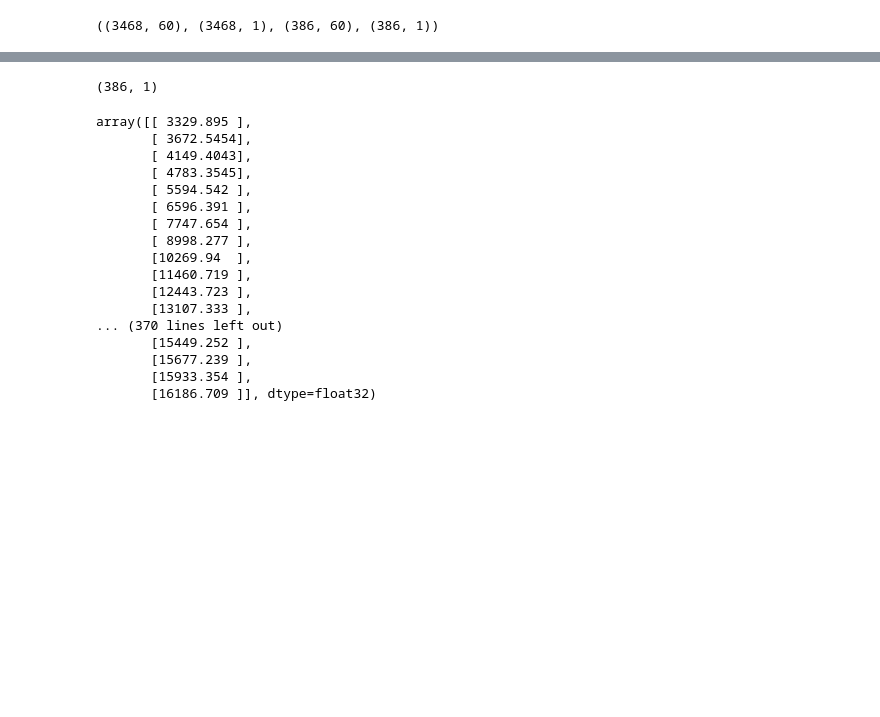
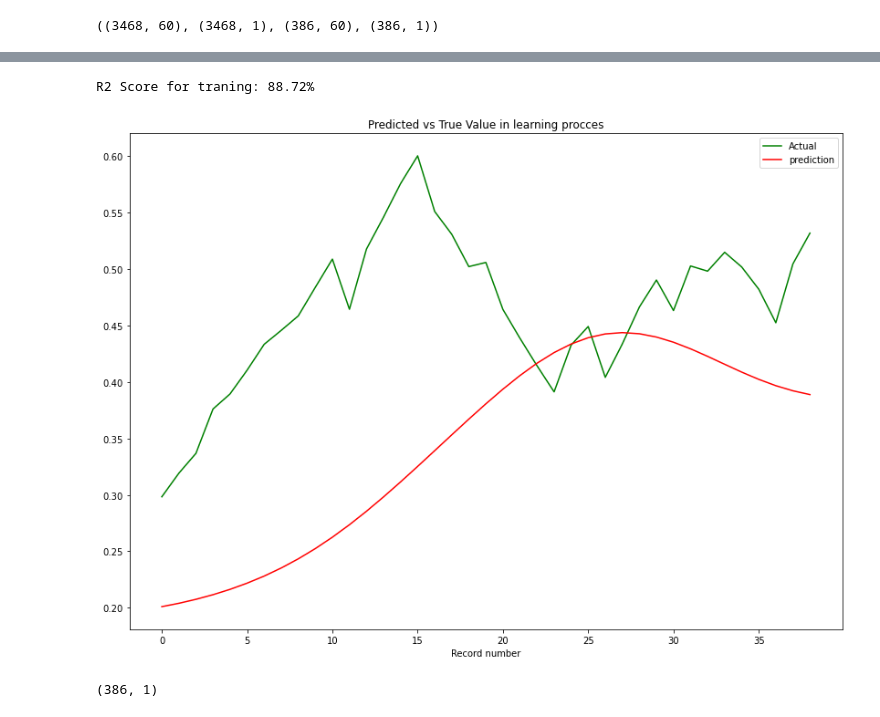
Before and after one commit to heidaralavi/Stock-Pred, a Jupyter notebook: Stock Price Prediction Using Machine Learning.ipynb, the cells around one changed output, grey strips where cells are left out. Saved outputs shown, nothing was run; the diff lists cells and outputs as text; code cells hidden in the pictures; blank space fills up the shorter version.

```diff
--- a/Stock Price Prediction Using Machine Learning.ipynb
+++ b/Stock Price Prediction Using Machine Learning.ipynb
@@ -98,29 +97,26 @@ y_test = yscaler.fit_transform(y_test_ex)
+# %%
+y_pred_train=reg.predict(X_train)
+# %%
+print("R2 Score for traning: {:.2f}%".format(r2_score(y_train,y_pred_train)*100))
+# %% [output]
+R2 Score for traning: 88.72%
+# %%
+plt.figure(figsize=(14,10))
+plt.plot(range(39),y_train[-40:-1], color = "green")
+plt.plot(range(39),y_pred_train[-40:-1], color = "red")
+plt.legend(["Actual","prediction"])
+plt.title("Predicted vs True Value in learning procces")
+plt.xlabel("Record number")
+
+plt.show()
+# %% [output]
+[figure, added]
 # %%
 y_pred=reg.predict(X_test)
 # %%
 y_pred.shape
 # %% [output]
 (386, 1)
-# %%
-y_pred_ex
-# %% [output]
-array([[ 3329.895 ],
-       [ 3672.5454],
-       [ 4149.4043],
-       [ 4783.3545],
-       [ 5594.542 ],
-       [ 6596.391 ],
-       [ 7747.654 ],
-       [ 8998.277 ],
-       [10269.94  ],
-       [11460.719 ],
-       [12443.723 ],
-       [13107.333 ],
-... (370 lines left out)
-       [15449.252 ],
-       [15677.239 ],
-       [15933.354 ],
-       [16186.709 ]], dtype=float32)
 # %%
 print("R2 Score: {:.2f}%".format(r2_score(y_test,y_pred)*100))
 # %% [output]
```
Also changed, not shown: parts of 22 cells of this notebook.
